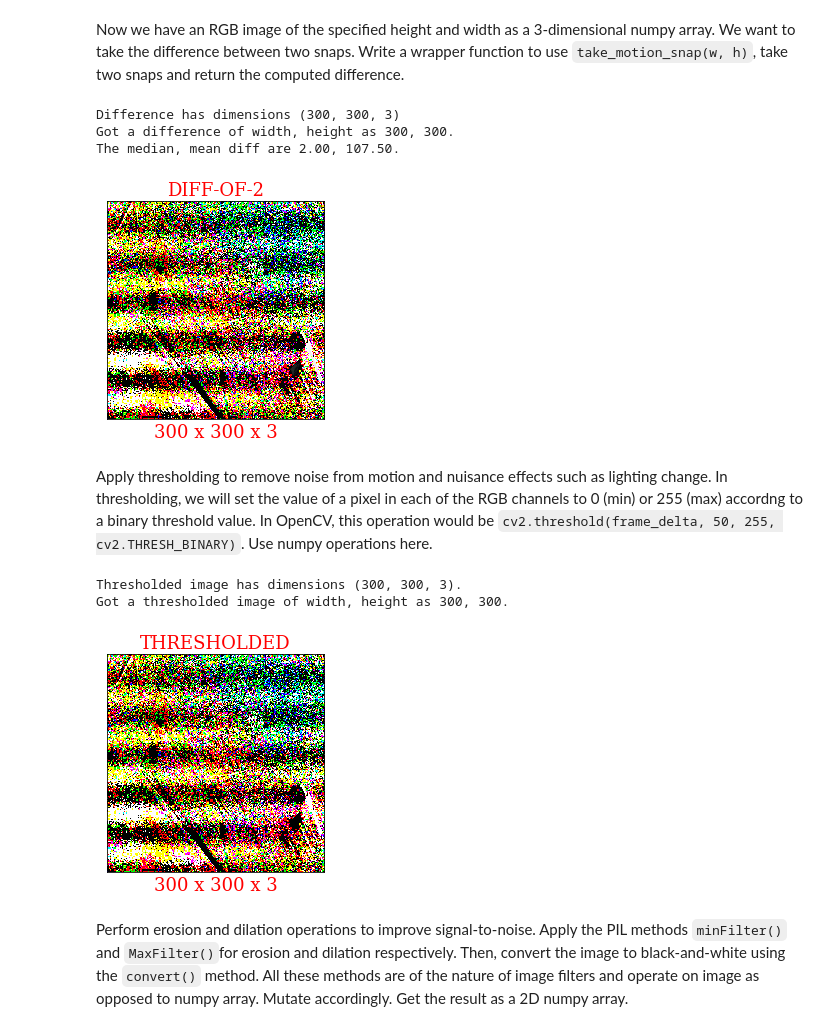
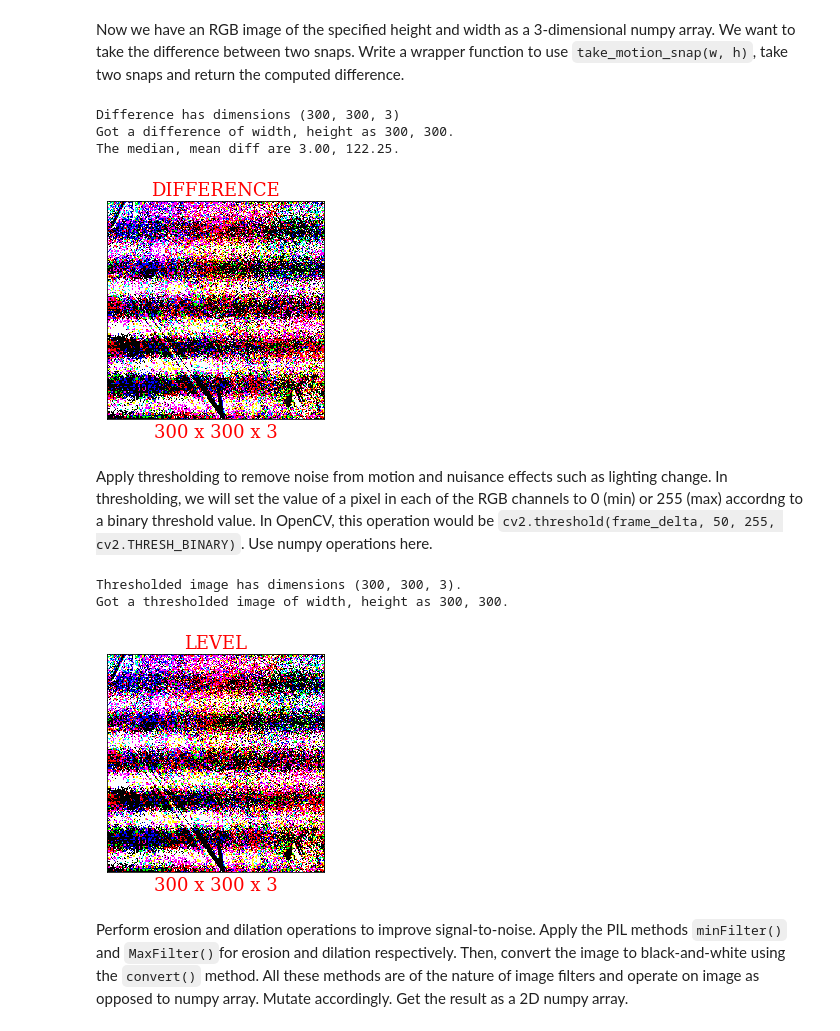
Before and after one commit to sunbee/Surveillor, a Jupyter notebook: motion.ipynb, the cells around one changed output. Cells and saved outputs as stored; diff of their text form; code cells hidden in the pictures.

````diff
--- a/motion.ipynb
+++ b/motion.ipynb
@@ -54,22 +54,21 @@ def take_two_motion(intervalsec):
     while (toc - tic) < intervalsec:
         toc = time.time()
     im_two = take_motion_snap(300, 300)
-    im_diff = np.subtract(im_two, im_one)
-    return im_diff
+    return (im_one, im_two, np.subtract(im_two, im_one))
 # %%
-test_diff = take_two_motion(1)
+baseline, compare, test_diff = take_two_motion(1)
 print("Difference has dimensions {}".format(test_diff.shape))
 print("Got a difference of width, height as {}, {}.".format(test_diff.shape[0], test_diff.shape[1]))
 print("The median, mean diff are {:.2f}, {:.2f}.".format(np.median(test_diff), np.mean(test_diff)))
 snap = Image.fromarray(test_diff)
 snap.show()
 # Show in notebook
-showsnap(test_diff, "DIFF-OF-2")
+showsnap(test_diff, "DIFFERENCE")
 # %% [output]
 Difference has dimensions (300, 300, 3)
 Got a difference of width, height as 300, 300.
-The median, mean diff are 2.00, 107.50.
+The median, mean diff are 3.00, 122.25.
-[figure, old version]
+[figure, new version]
 # %% [markdown]
 Apply thresholding to remove noise from motion and nuisance effects such as lighting change. In thresholding, we will set the value of a pixel in each of the RGB channels to 0 (min) or 255 (max) accordng to a binary threshold value. In OpenCV, this operation would be ```cv2.threshold(frame_delta, 50, 255, cv2.THRESH_BINARY)```. Use numpy operations here.
 # %%
@@ -83,11 +82,11 @@ diff_clean.dtype
 snap = Image.fromarray(diff_clean)
 snap.show()
 # Show in notebook
-showsnap(diff_clean, "THRESHOLDED")
+showsnap(diff_clean, "LEVEL")
 # %% [output]
 Thresholded image has dimensions (300, 300, 3).
 Got a thresholded image of width, height as 300, 300.
-[figure, old version]
+[figure, new version]
 # %% [markdown]
 Perform erosion and dilation operations to improve signal-to-noise. Apply the PIL methods ```minFilter()``` and ```MaxFilter()```for erosion and dilation respectively. Then, convert the image to black-and-white using the ```convert()``` method. All these methods are of the nature of image filters and operate on image as opposed to numpy array. Mutate accordingly. Get the result as a 2D numpy array.
 # %%
````
Also changed, not shown: parts of 8 cells of this notebook, 1 other file.
